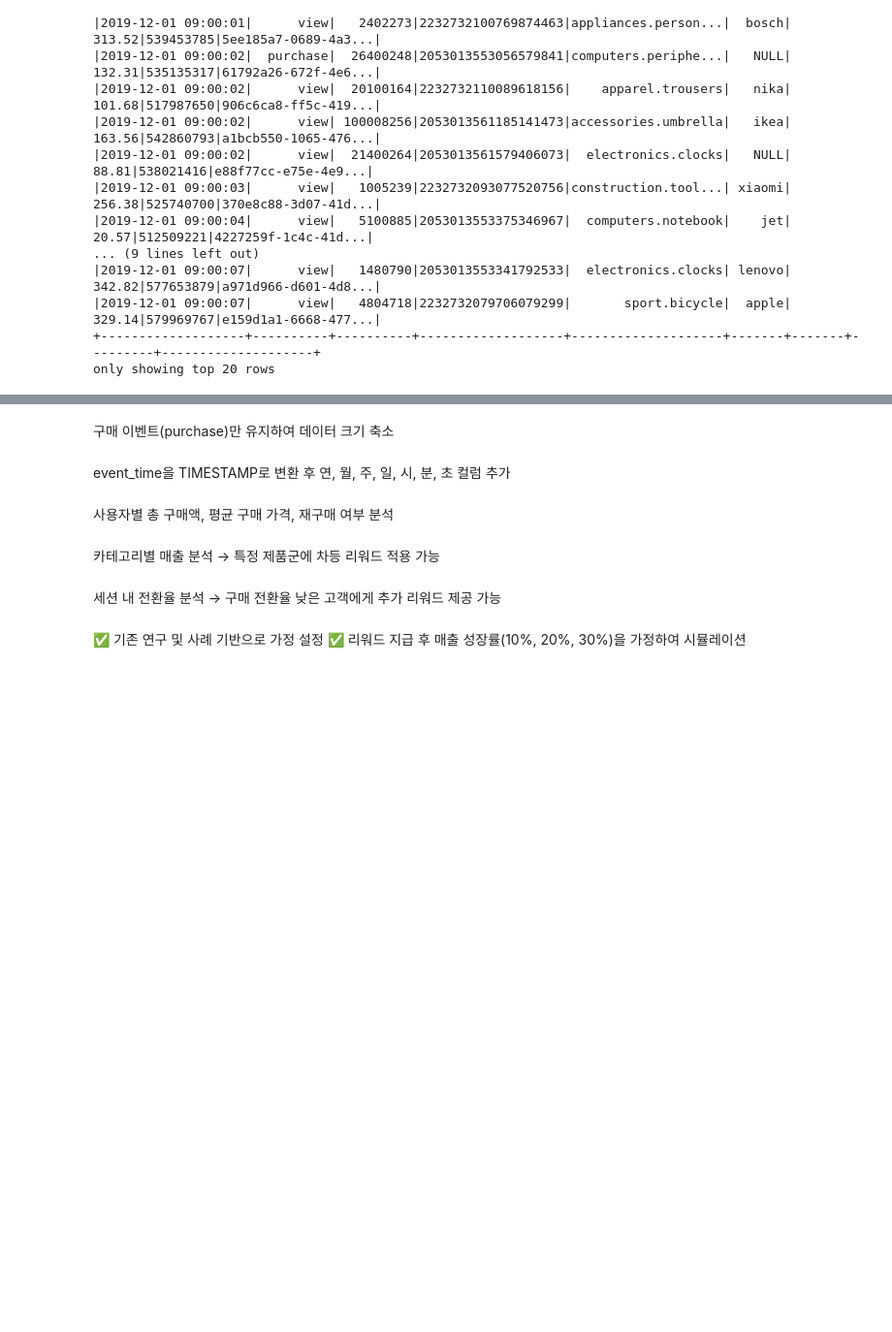
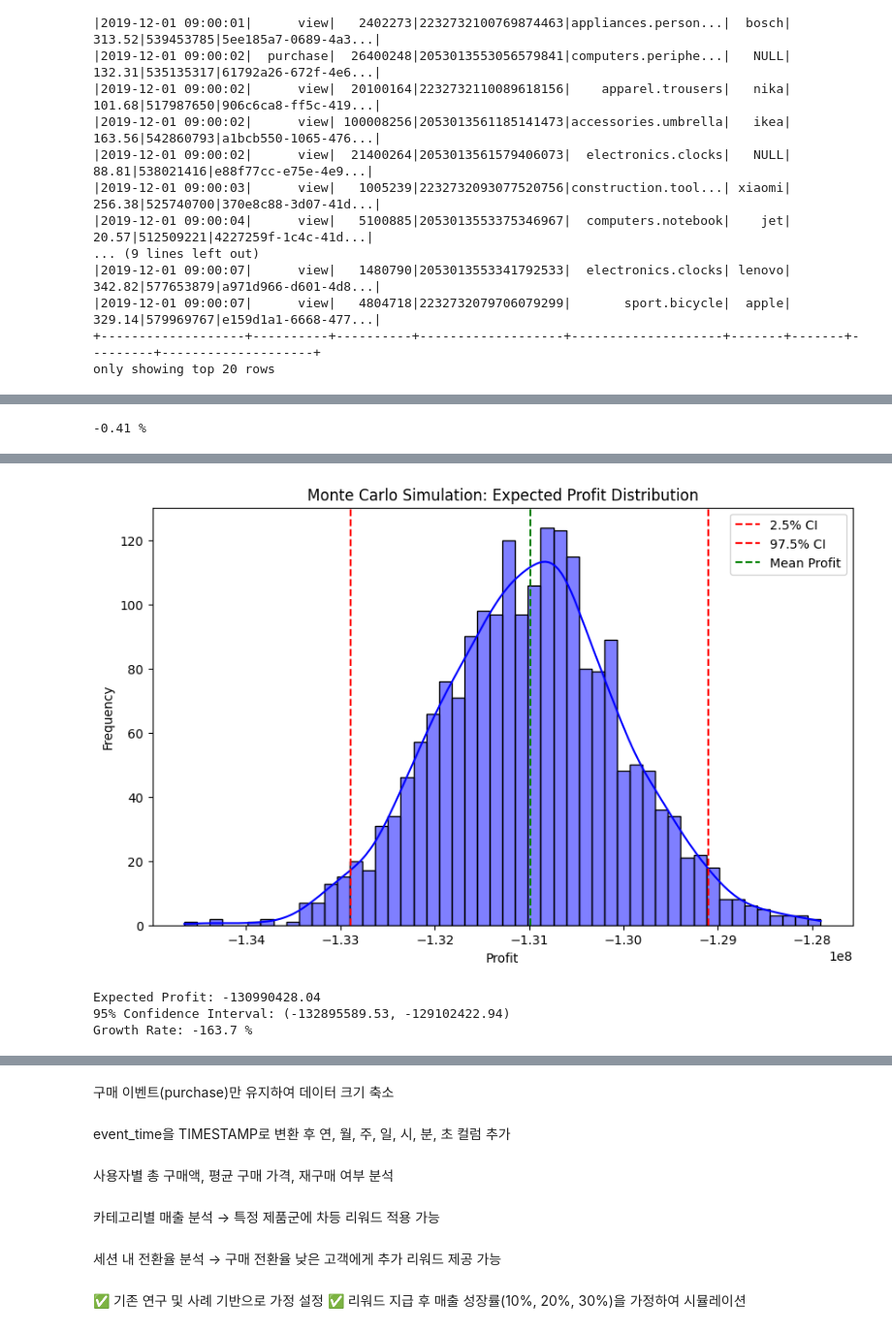
Before and after one commit to dothegee/Ecommerce_Membership_Strategy, a Jupyter notebook: simul.ipynb, the cells around one changed output, grey strips where cells are left out. Shown: that part at 97% size. Drawn from its saved outputs; the diff is of its cells as text; code cells hidden in the pictures; blank space fills up the shorter version.

```diff
--- a/simul.ipynb
+++ b/simul.ipynb
@@ -181,0 +318,4 @@ final_results.to_csv("시뮬레이션 결과.csv")
+# %%
+print(f"{round((mean_profit - data['Monetary'].sum() * 0.10)/ data['Monetary'].sum() * 0.10 *100,2)} %")
+# %% [output]
+-0.41 %
@@ -181,0 +360,63 @@ final_results.to_csv("시뮬레이션 결과.csv")
+# %%
+import numpy as np
+import pandas as pd
+import matplotlib.pyplot as plt
+import seaborn as sns
+from tqdm import tqdm
+from itertools import product
+
+# VIP 및 충성 고객 식별
+vip_customers = rfm[rfm['RFM_Score'] >= 10]
+
+# 몬테카를로 시뮬레이션 함수
+def simulate_promotion(promo_cost_ratio, response_rate, iterations=2000):
+    np.random.seed(42)
+    results = []
+    base_profit = data['Monetary'].sum() * 0.10  # 영업이익 (10%)
+
+    for _ in tqdm(range(iterations), desc=f"Simulating promo {promo_cost_ratio:.2f}, response {response_rate:.2f}"):
+        responding_customers = vip_customers.sample(frac=response_rate, replace=False)
+        additional_sales = responding_customers['Monetary'].mean() * len(responding_customers)
+        additional_profit = additional_sales * 0.10
+        promo_cost = additional_sales * promo_cost_ratio
+        net_profit = base_profit + additional_profit - promo_cost
+        results.append(net_profit)
+
+    return results
+
+# 다양한 프로모션 설정 실행
+promo_cost_ratios = np.linspace(0.01, 0.50, 10)  # 1% ~ 50% (10구간)
+response_rates = np.linspace(0.05, 0.60, 12)  # 5% ~ 60% (12구간)
+
+results_list = []
+for promo_cost, response in product(promo_cost_ratios, response_rates):
+    sim_results = simulate_promotion(promo_cost, response)
+    mean_profit = np.mean(sim_results)
+    ci_lower, ci_upper = np.percentile(sim_results, [2.5, 97.5])
+    growth_rate = round((mean_profit - data['Monetary'].sum() * 0.10) / (data['Monetary'].sum() * 0.10) * 100, 2)
+    results_list.append([promo_cost, response, mean_profit, ci_lower, ci_upper, growth_rate])
+
+# 결과 데이터프레임 생성 및 시각화
+df_results = pd.DataFrame(results_list, columns=['Promo Cost Ratio', 'Response Rate', 'Mean Profit', 'CI Lower', 'CI Upper', 'Growth Rate'])
+
+print(df_results)
+
+# 결과 시각화
+plt.figure(figsize=(10, 6))
+sns.histplot(sim_results, bins=50, kde=True, color='blue')
+plt.axvline(np.percentile(sim_results, 2.5), color='red', linestyle='dashed', label='2.5% CI')
+plt.axvline(np.percentile(sim_results, 97.5), color='red', linestyle='dashed', label='97.5% CI')
+plt.axvline(np.mean(sim_results), color='green', linestyle='dashed', label='Mean Profit')
+plt.title('Monte Carlo Simulation: Expected Profit Distribution')
+plt.xlabel('Profit')
+plt.ylabel('Frequency')
+plt.legend()
+plt.show()
+
+# 평균 및 신뢰구간 출력
+print(f"Expected Profit: {mean_profit:.2f}")
+print(f"95% Confidence Interval: ({ci_lower:.2f}, {ci_upper:.2f})")
+
+# 성장률 출력
+print(f"Growth Rate: {growth_rate} %")
+# %% [output]
@@ -181,0 +440,4 @@ final_results.to_csv("시뮬레이션 결과.csv")
+[figure, added]
+Expected Profit: -130990428.04
+95% Confidence Interval: (-132895589.53, -129102422.94)
+Growth Rate: -163.7 %
```
Also changed, not shown: parts of 15 cells of this notebook.
